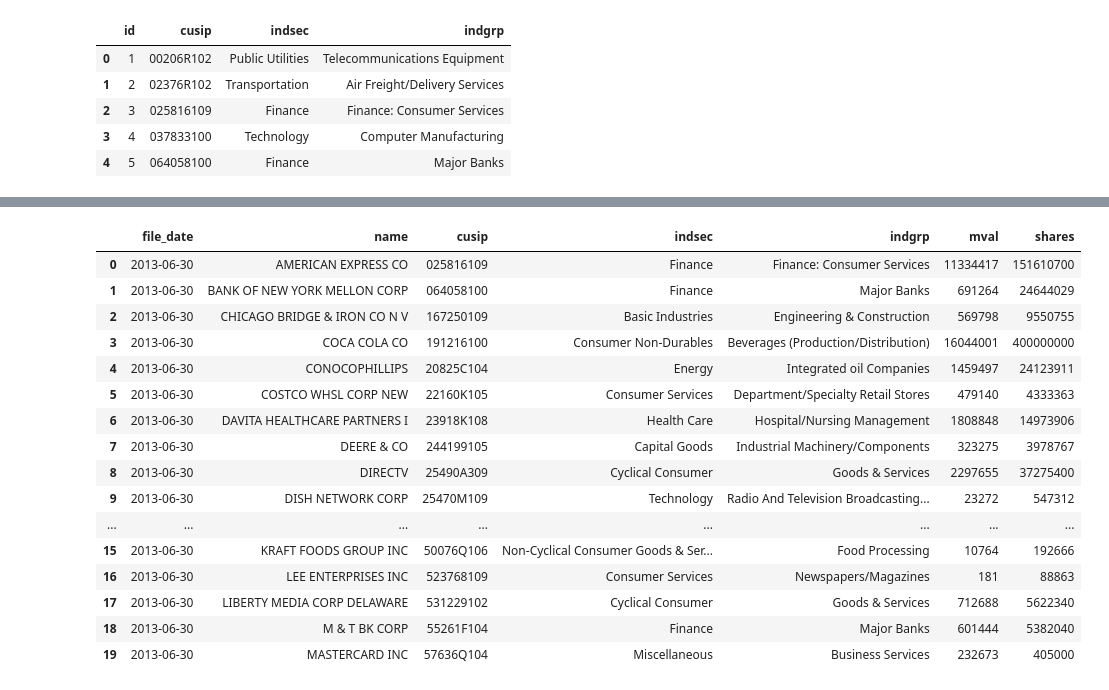
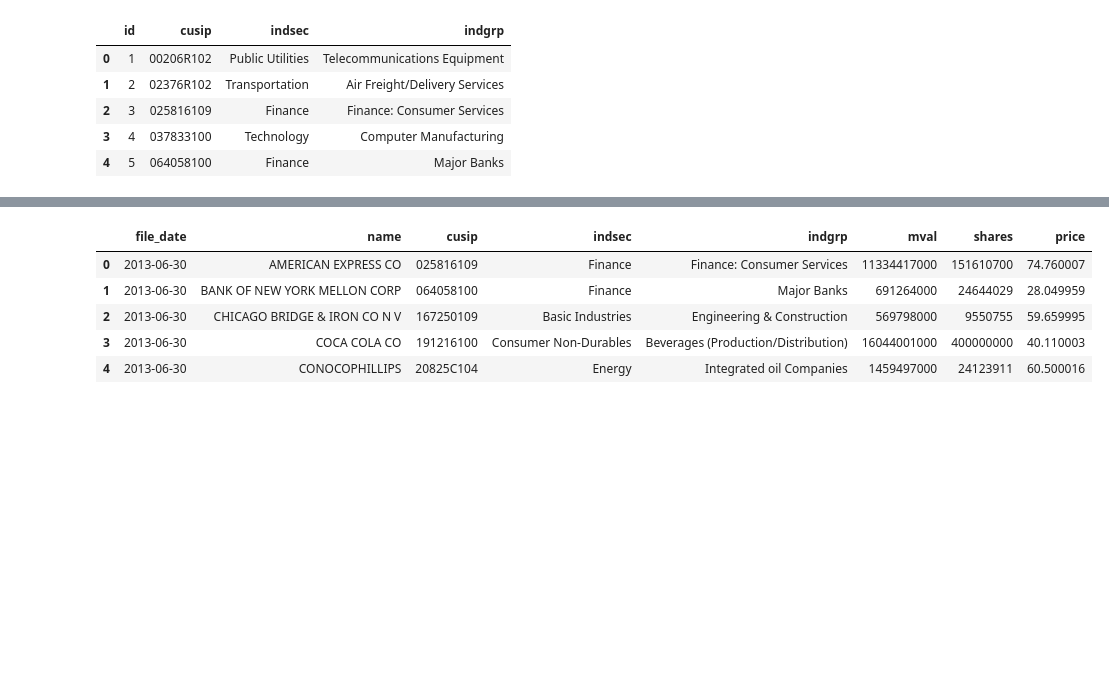
Before and after one commit to shanegela/DataAnalytics, a Jupyter notebook: SEC13F/SEC13F_STEP7_AnalyzeData.ipynb, the cells around one changed output, grey strips where cells are left out. Drawn from its saved outputs; the diff is of its cells as text; code cells hidden in the pictures; blank space fills up the shorter version.

```diff
--- a/SEC13F/SEC13F_STEP7_AnalyzeData.ipynb
+++ b/SEC13F/SEC13F_STEP7_AnalyzeData.ipynb
@@ -16,6 +16,7 @@ engine = create_engine("sqlite:///sec13f.sqlite")
 # %%
 query = 'SELECT * FROM positions'
 df_pos = pd.read_sql_query(query, engine)
+df_pos["mval"] = df_pos["mval"] * 1000
 df_pos.head()
 # %% [output]
 |  | id | file_date | name | cusip | mval | shares |
@@ -58,20 +50,11 @@ merge_table.head()
 # %%
 df = merge_table.groupby(['file_date','name','cusip','indsec','indgrp'], as_index=False).sum()
+df["price"] = df["mval"]/df["shares"]
+df.head()
 # %% [output]
-|  | file_date | name | cusip | indsec | indgrp | mval | shares |
-| 0 | 2013-06-30 | AMERICAN EXPRESS CO | 025816109 | Finance | Finance: Consumer Services | 11334417 | 151610700 |
-| 1 | 2013-06-30 | BANK OF NEW YORK MELLON CORP | 064058100 | Finance | Major Banks | 691264 | 24644029 |
-| 2 | 2013-06-30 | CHICAGO BRIDGE & IRON CO N V | 167250109 | Basic Industries | Engineering & Construction | 569798 | 9550755 |
-| 3 | 2013-06-30 | COCA COLA CO | 191216100 | Consumer Non-Durables | Beverages (Production/Distribution) | 16044001 | 400000000 |
-| 4 | 2013-06-30 | CONOCOPHILLIPS | 20825C104 | Energy | Integrated oil Companies | 1459497 | 24123911 |
-| 5 | 2013-06-30 | COSTCO WHSL CORP NEW | 22160K105 | Consumer Services | Department/Specialty Retail Stores | 479140 | 4333363 |
-| 6 | 2013-06-30 | DAVITA HEALTHCARE PARTNERS I | 23918K108 | Health Care | Hospital/Nursing Management | 1808848 | 14973906 |
-| 7 | 2013-06-30 | DEERE & CO | 244199105 | Capital Goods | Industrial Machinery/Components | 323275 | 3978767 |
-| 8 | 2013-06-30 | DIRECTV | 25490A309 | Cyclical Consumer | Goods & Services | 2297655 | 37275400 |
-| 9 | 2013-06-30 | DISH NETWORK CORP | 25470M109 | Technology | Radio And Television Broadcasting... | 23272 | 547312 |
-| ... | ... | ... | ... | ... | ... | ... | ... |
-| 15 | 2013-06-30 | KRAFT FOODS GROUP INC | 50076Q106 | Non-Cyclical Consumer Goods & Ser... | Food Processing | 10764 | 192666 |
-| 16 | 2013-06-30 | LEE ENTERPRISES INC | 523768109 | Consumer Services | Newspapers/Magazines | 181 | 88863 |
-| 17 | 2013-06-30 | LIBERTY MEDIA CORP DELAWARE | 531229102 | Cyclical Consumer | Goods & Services | 712688 | 5622340 |
-| 18 | 2013-06-30 | M & T BK CORP | 55261F104 | Finance | Major Banks | 601444 | 5382040 |
-| 19 | 2013-06-30 | MASTERCARD INC | 57636Q104 | Miscellaneous | Business Services | 232673 | 405000 |
+|  | file_date | name | cusip | indsec | indgrp | mval | shares | price |
+| 0 | 2013-06-30 | AMERICAN EXPRESS CO | 025816109 | Finance | Finance: Consumer Services | 11334417000 | 151610700 | 74.760007 |
+| 1 | 2013-06-30 | BANK OF NEW YORK MELLON CORP | 064058100 | Finance | Major Banks | 691264000 | 24644029 | 28.049959 |
+| 2 | 2013-06-30 | CHICAGO BRIDGE & IRON CO N V | 167250109 | Basic Industries | Engineering & Construction | 569798000 | 9550755 | 59.659995 |
+| 3 | 2013-06-30 | COCA COLA CO | 191216100 | Consumer Non-Durables | Beverages (Production/Distribution) | 16044001000 | 400000000 | 40.110003 |
+| 4 | 2013-06-30 | CONOCOPHILLIPS | 20825C104 | Energy | Integrated oil Companies | 1459497000 | 24123911 | 60.500016 |
```
Also changed, not shown: parts of 14 cells of this notebook, 24 other files.
